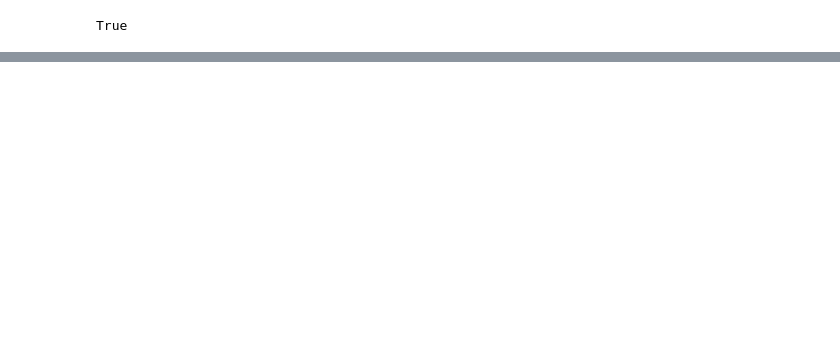
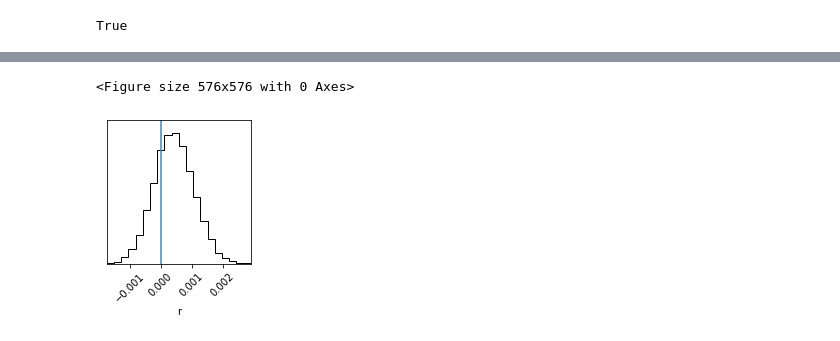
Before and after one commit to antolonappan/s4bird, a Jupyter notebook: Notebooks/z_LB_delensing.ipynb, the cells around one changed output, grey strips where cells are left out. Cells and saved outputs as stored; diff of their text form; code cells hidden in the pictures; blank space fills up the shorter version.

```diff
--- a/Notebooks/z_LB_delensing.ipynb
+++ b/Notebooks/z_LB_delensing.ipynb
@@ -62,0 +78,5 @@ method.lh_lib.sigma_r(0)
+# %%
+method.lh_lib.plot_posterior(76)
+# %% [output]
+<Figure size 576x576 with 0 Axes>
+[figure, added]
```
Also changed, not shown: parts of 16 cells of this notebook, 5 other files.
